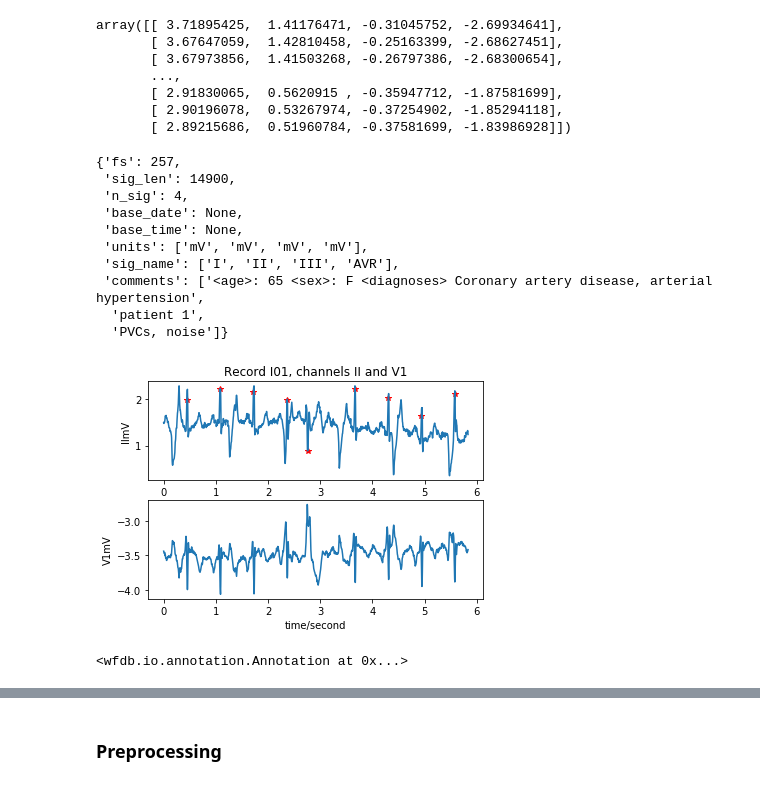
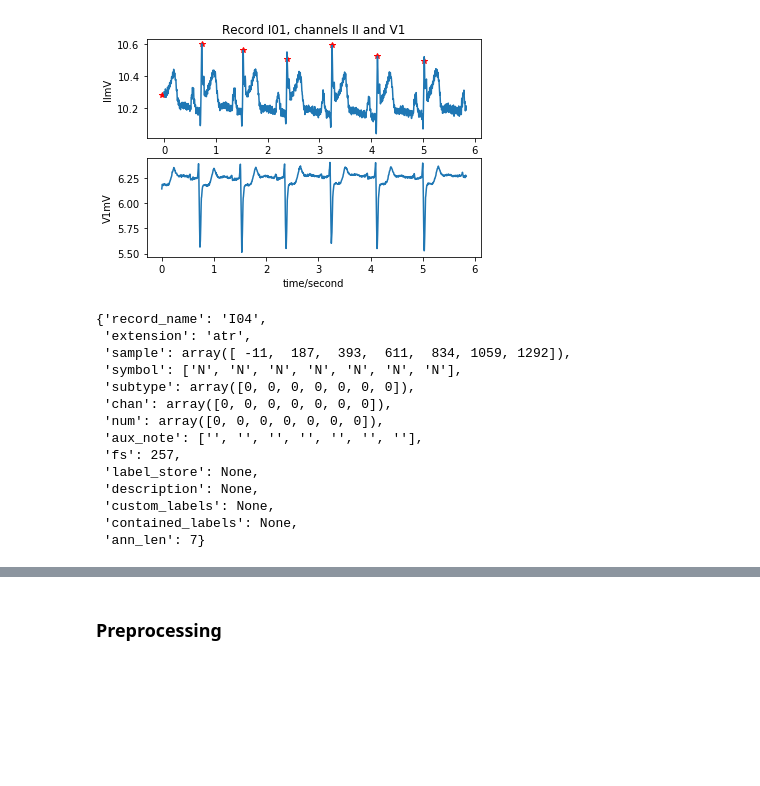
Before and after one commit to jells123/QRS-Detection, a Jupyter notebook: QRS-detectors.ipynb, the cells around one changed output, grey strips where cells are left out. Drawn from its saved outputs; the diff is of its cells as text; code cells hidden in the pictures; blank space fills up the shorter version.

```diff
--- a/QRS-detectors.ipynb
+++ b/QRS-detectors.ipynb
@@ -75,35 +48,26 @@ wfdb.plot_wfdb(annotation=annotation, time_units='minutes')
-# %%
-signals, fields = wfdb.rdsamp('I01', channels=[0, 1, 2, 3], sampfrom=100, sampto=15000)
-display(signals)
-display(fields)
-# %% [output]
-array([[ 3.71895425,  1.41176471, -0.31045752, -2.69934641],
-       [ 3.67647059,  1.42810458, -0.25163399, -2.68627451],
-       [ 3.67973856,  1.41503268, -0.26797386, -2.68300654],
-       ...,
-       [ 2.91830065,  0.5620915 , -0.35947712, -1.87581699],
-       [ 2.90196078,  0.53267974, -0.37254902, -1.85294118],
-       [ 2.89215686,  0.51960784, -0.37581699, -1.83986928]])
-{'fs': 257,
- 'sig_len': 14900,
- 'n_sig': 4,
- 'base_date': None,
- 'base_time': None,
- 'units': ['mV', 'mV', 'mV', 'mV'],
- 'sig_name': ['I', 'II', 'III', 'AVR'],
- 'comments': ['<age>: 65 <sex>: F <diagnoses> Coronary artery disease, arterial hypertension',
-  'patient 1',
-  'PVCs, noise']}
 # %%
 # Demo 5 - Read a WFDB record and annotation. Plot all channels, and the annotation on top of channel 0.
-record = wfdb.rdrecord('I01', channels=[1, 6], sampto = 1500)
-annotation = wfdb.rdann('I01', 'atr', sampto = 1500)
+record = wfdb.rdrecord('data/I04', channels=[1, 6], sampto = 1500)
+annotation = wfdb.rdann('data/I04', 'atr', sampto = 1500)
 
 wfdb.plot_wfdb(record=record, annotation=annotation,
                title='Record I01, channels II and V1',
                time_units='seconds')
 
-annotation
+annotation.__dict__
 # %% [output]
-[figure, old version]
+[figure, new version]
-<wfdb.io.annotation.Annotation at 0x...>
+{'record_name': 'I04',
+ 'extension': 'atr',
+ 'sample': array([ -11,  187,  393,  611,  834, 1059, 1292]),
+ 'symbol': ['N', 'N', 'N', 'N', 'N', 'N', 'N'],
+ 'subtype': array([0, 0, 0, 0, 0, 0, 0]),
+ 'chan': array([0, 0, 0, 0, 0, 0, 0]),
+ 'num': array([0, 0, 0, 0, 0, 0, 0]),
+ 'aux_note': ['', '', '', '', '', '', ''],
+ 'fs': 257,
+ 'label_store': None,
+ 'description': None,
+ 'custom_labels': None,
+ 'contained_labels': None,
+ 'ann_len': 7}
```
Also changed, not shown: parts of 13 cells of this notebook.
